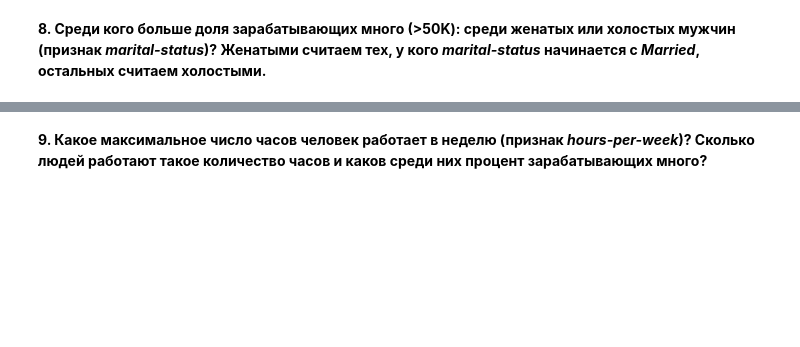
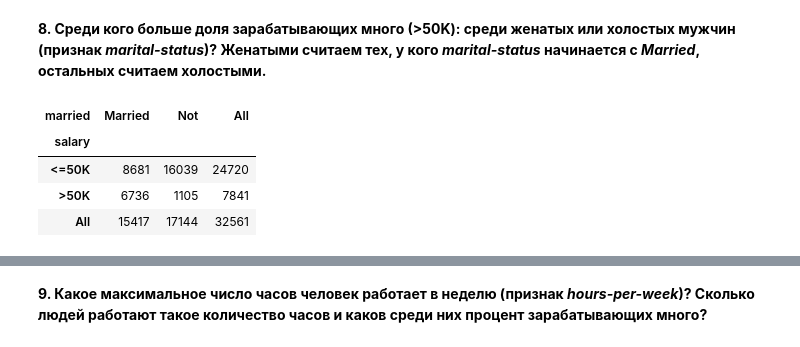
Before and after one commit to re9ulus/moocs_std, a Jupyter notebook: ods_ml/notebooks/hw1/hw1_adult_pandas.ipynb, the cells around one changed output, grey strips where cells are left out. Drawn from its saved outputs; the diff is of its cells as text; code cells hidden in the pictures; blank space fills up the shorter version.

```diff
--- a/ods_ml/notebooks/hw1/hw1_adult_pandas.ipynb
+++ b/ods_ml/notebooks/hw1/hw1_adult_pandas.ipynb
@@ -76,0 +161,13 @@ data.head()
+# %%
+# Ваш код здесь
+
+data['married'] = data['marital-status'].apply(lambda it: 'Married' if 'Married' in it else 'Not')
+pd.crosstab(data['salary'], data['married'], margins=True)
+
+# ans 8: In married
+# %% [output]
+| married | Married | Not | All |
+| salary |  |  |  |
+| <=50K | 8681 | 16039 | 24720 |
+| >50K | 6736 | 1105 | 7841 |
+| All | 15417 | 17144 | 32561 |
```
Also changed, not shown: parts of 16 cells of this notebook.
